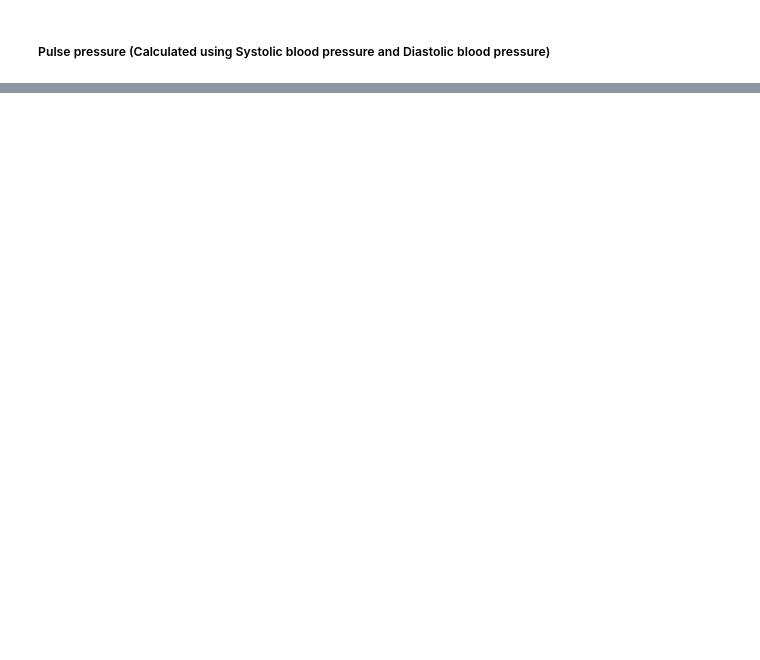
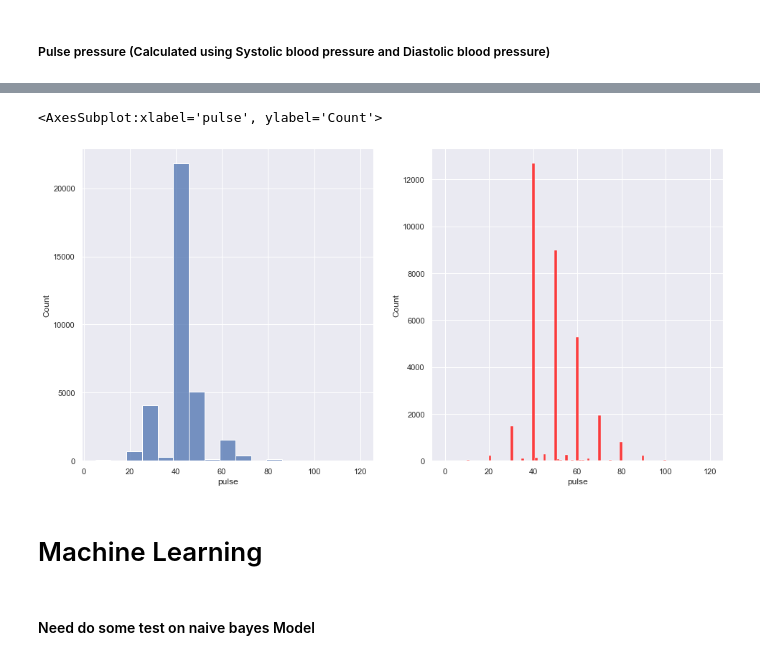
Before and after one commit to LoyChaiEe/miniProject, a Jupyter notebook: IE0005-Project.ipynb, the cells around one changed output, grey strips where cells are left out. Drawn from its saved outputs; the diff is of its cells as text; code cells hidden in the pictures; blank space fills up the shorter version.

```diff
--- a/IE0005-Project.ipynb
+++ b/IE0005-Project.ipynb
@@ -460,2 +491,6 @@ Similarly to glucose level, there does not seems to be some correlation of physi
 # %% [markdown]
 ##### Pulse pressure (Calculated using Systolic blood pressure and Diastolic blood pressure)
+# %%
+cleanedData['pulse'] = cleanedData['ap_hi'] - cleanedData['ap_lo']
+rcParams['figure.figsize'] = 15, 5
+sb.displot(data=cleanedData, x='pulse')
@@ -461,0 +500,13 @@ Similarly to glucose level, there does not seems to be some correlation of physi
+# %%
+f, axes = plt.subplots(1, 2, figsize=(16, 8))
+cvd = cleanedData.loc[cleanedData['cardio'] == 1, 'pulse'].copy()
+non_cvd = cleanedData.loc[cleanedData['cardio'] == 0, 'pulse'].copy()
+sb.histplot(data=non_cvd, ax=axes[0])
+sb.histplot(data=cvd, ax=axes[1], color='red')
+# %% [output]
+<AxesSubplot:xlabel='pulse', ylabel='Count'>
+[figure, added]
+# %% [markdown]
+# Machine Learning
+# %% [markdown]
+#### Need do some test on naive bayes Model
```
Also changed, not shown: parts of 8 cells of this notebook.
